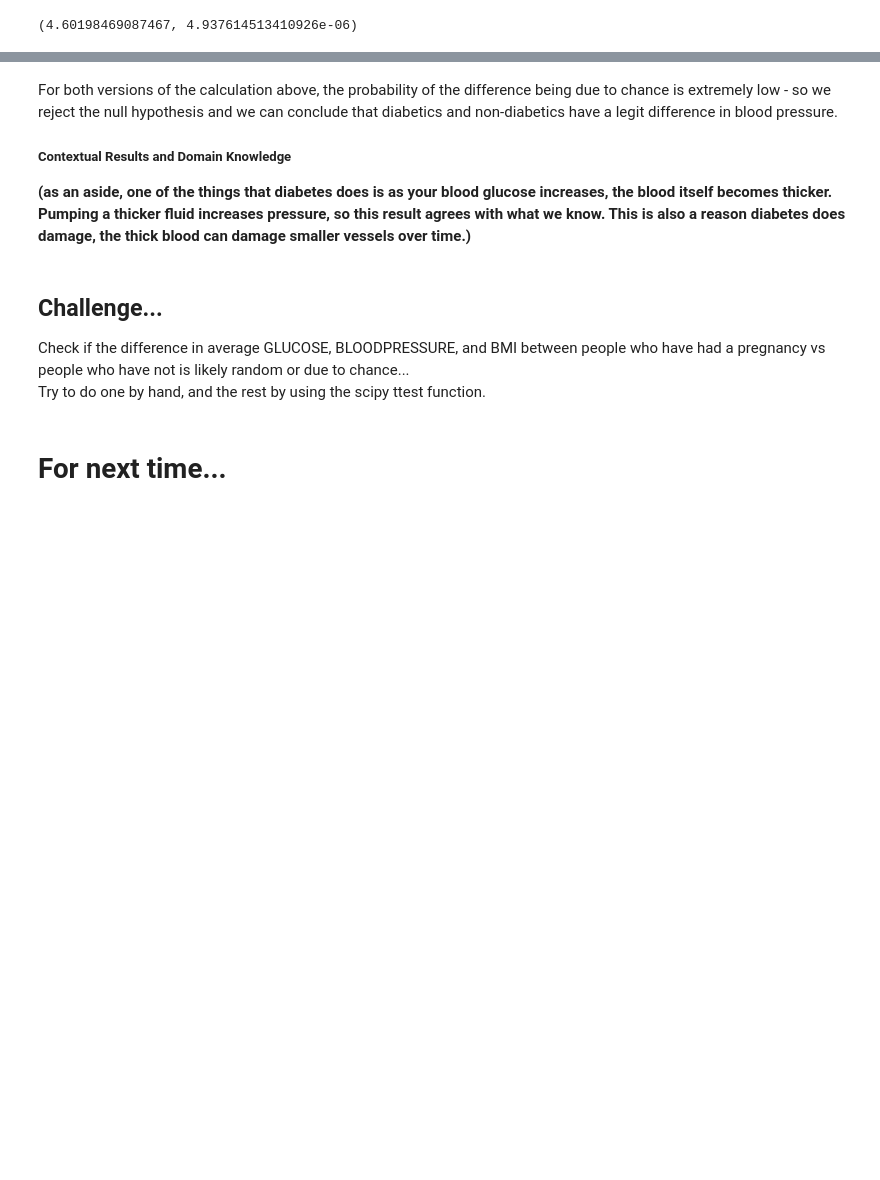
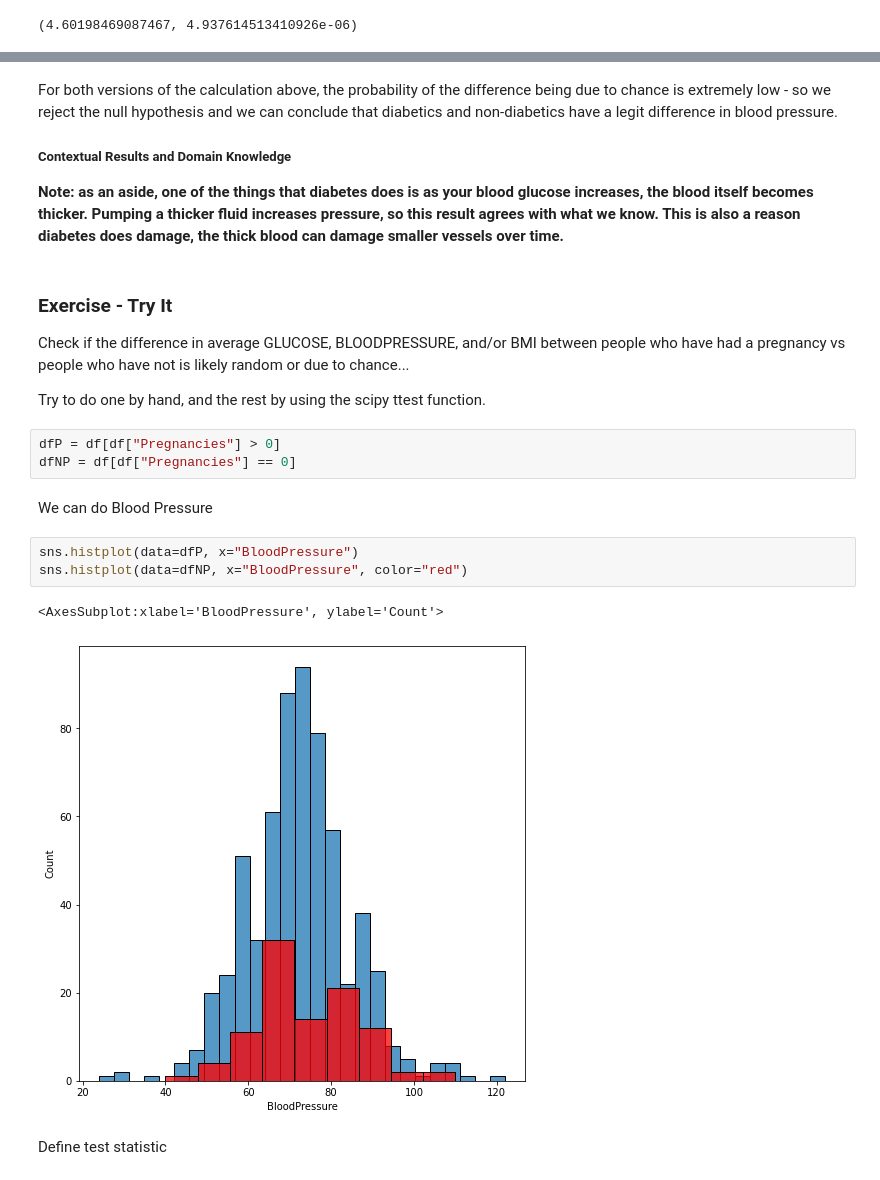
Before and after one commit to zareeiant/Basic_Stats_in_Python_Student_Workbooks, a Jupyter notebook: 018_Hypothesis_Test_1_sol.ipynb, the cells around one changed output, grey strips where cells are left out. Saved outputs shown, nothing was run; the diff lists cells and outputs as text; blank space fills up the shorter version.

```diff
--- a/018_Hypothesis_Test_1_sol.ipynb
+++ b/018_Hypothesis_Test_1_sol.ipynb
@@ -233,11 +269,24 @@ stat, pval
 For both versions of the calculation above, the probability of the difference being due to chance is extremely low - so we reject the null hypothesis and we can conclude that diabetics and non-diabetics have a legit difference in blood pressure.
 
 ##### Contextual Results and Domain Knowledge
-<b>(as an aside, one of the things that diabetes does is as your blood glucose increases, the blood itself becomes thicker. Pumping a thicker fluid increases pressure, so this result agrees with what we know. This is also a reason diabetes does damage, the thick blood can damage smaller vessels over time.)</b>
+
+<b>Note: as an aside, one of the things that diabetes does is as your blood glucose increases, the blood itself becomes thicker. Pumping a thicker fluid increases pressure, so this result agrees with what we know. This is also a reason diabetes does damage, the thick blood can damage smaller vessels over time.</b>
 # %% [markdown]
-<h2>Challenge...</h2>
-Check if the difference in average GLUCOSE, BLOODPRESSURE, and BMI between people who have had a pregnancy vs people who have not is likely random or due to chance...
+### Exercise - Try It
+
+Check if the difference in average GLUCOSE, BLOODPRESSURE, and/or BMI between people who have had a pregnancy vs people who have not is likely random or due to chance...
 
 Try to do one by hand, and the rest by using the scipy ttest function.
-# %% [markdown]
-<h1>For next time...</h1>
+# %%
+dfP = df[df["Pregnancies"] > 0]
+dfNP = df[df["Pregnancies"] == 0]
+# %% [markdown]
+We can do Blood Pressure
+# %%
+sns.histplot(data=dfP, x="BloodPressure")
+sns.histplot(data=dfNP, x="BloodPressure", color="red")
+# %% [output]
+<AxesSubplot:xlabel='BloodPressure', ylabel='Count'>
+[figure, added]
+# %% [markdown]
+Define test statistic
```
Also changed, not shown: parts of 22 cells of this notebook, 3 other files.
